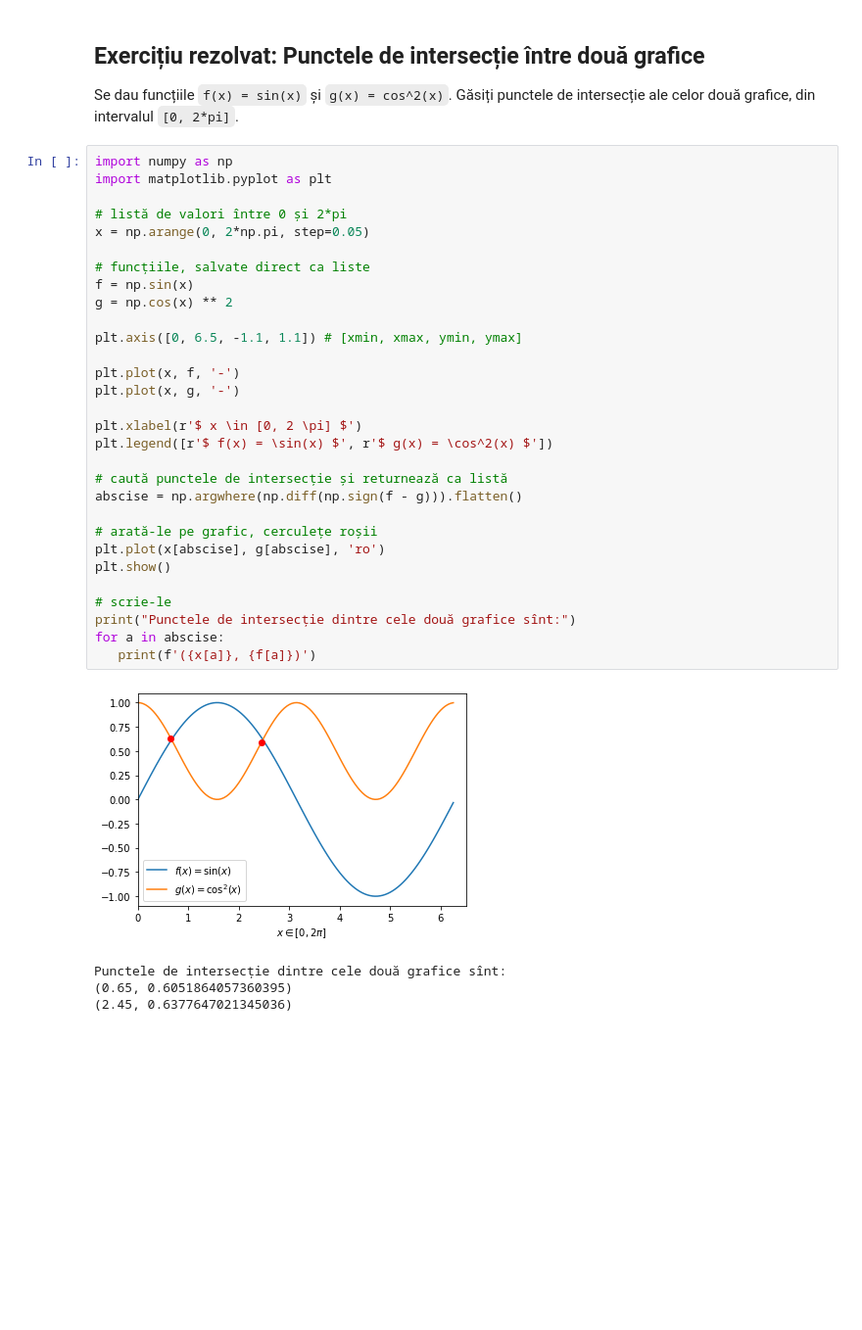
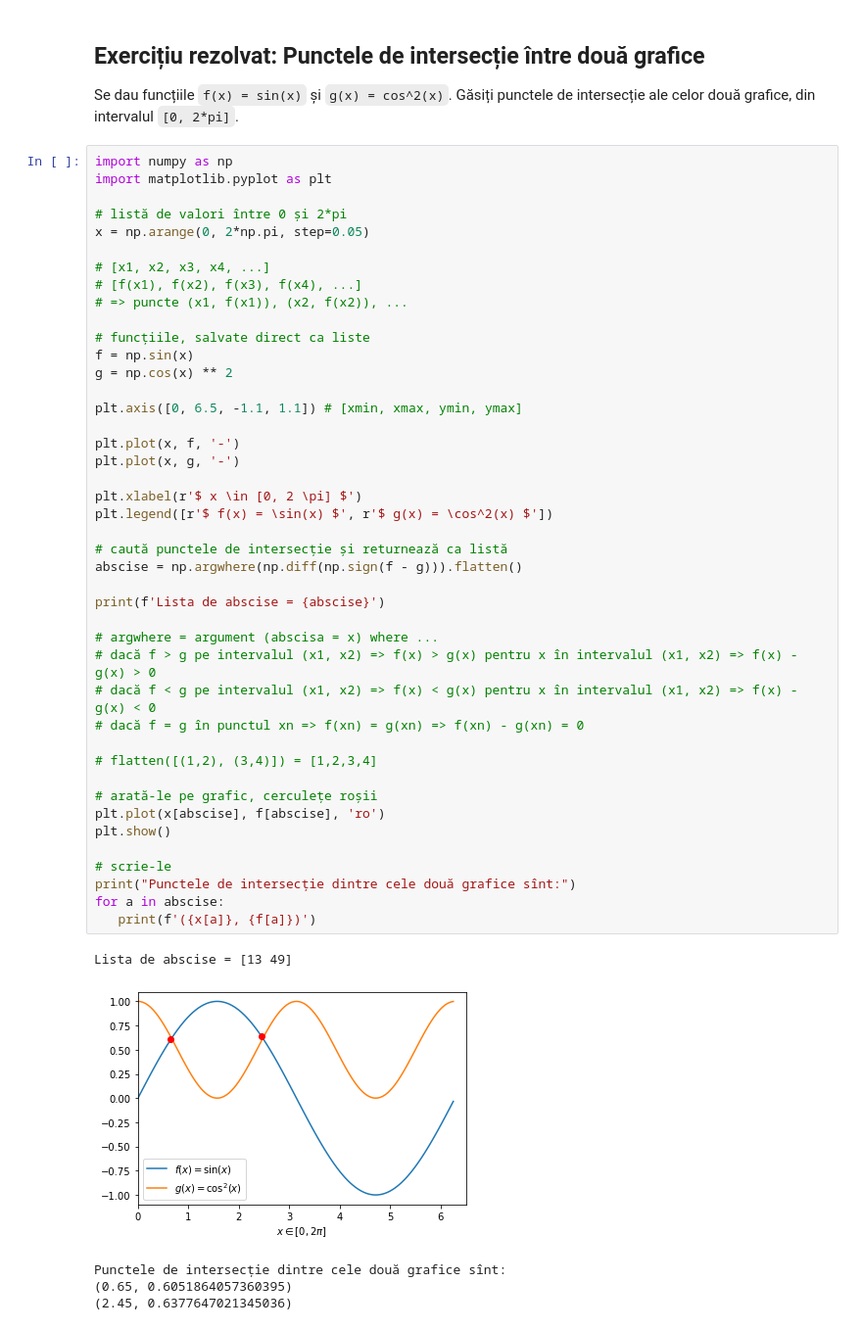
Before and after one commit to adimanea/fsa-softmat, a Jupyter notebook: python/5-2d.ipynb, the cells around one changed output. Shown at 98% size. Cells and saved outputs as stored; diff of their text form; blank space fills up the shorter version.

```diff
--- a/python/5-2d.ipynb
+++ b/python/5-2d.ipynb
@@ -97,35 +97,49 @@ Se dau funcțiile `f(x) = sin(x)` și `g(x) = cos^2(x)`. Găsiți punctele de in
 # %%
 import numpy as np
 import matplotlib.pyplot as plt
 
 # listă de valori între 0 și 2*pi
 x = np.arange(0, 2*np.pi, step=0.05)
+
+# [x1, x2, x3, x4, ...]
+# [f(x1), f(x2), f(x3), f(x4), ...]
+# => puncte (x1, f(x1)), (x2, f(x2)), ...
 
 # funcțiile, salvate direct ca liste
 f = np.sin(x)
 g = np.cos(x) ** 2
 
 plt.axis([0, 6.5, -1.1, 1.1]) # [xmin, xmax, ymin, ymax]
 
 plt.plot(x, f, '-')
 plt.plot(x, g, '-')
 
 plt.xlabel(r'$ x \in [0, 2 \pi] $')
 plt.legend([r'$ f(x) = \sin(x) $', r'$ g(x) = \cos^2(x) $'])
 
 # caută punctele de intersecție și returnează ca listă
 abscise = np.argwhere(np.diff(np.sign(f - g))).flatten()
 
+print(f'Lista de abscise = {abscise}')
+
+# argwhere = argument (abscisa = x) where ...
+# dacă f > g pe intervalul (x1, x2) => f(x) > g(x) pentru x în intervalul (x1, x2) => f(x) - g(x) > 0
+# dacă f < g pe intervalul (x1, x2) => f(x) < g(x) pentru x în intervalul (x1, x2) => f(x) - g(x) < 0
+# dacă f = g în punctul xn => f(xn) = g(xn) => f(xn) - g(xn) = 0
+
+# flatten([(1,2), (3,4)]) = [1,2,3,4]
+
 # arată-le pe grafic, cerculețe roșii
-plt.plot(x[abscise], g[abscise], 'ro')
+plt.plot(x[abscise], f[abscise], 'ro')
 plt.show()
 
 # scrie-le
 print("Punctele de intersecție dintre cele două grafice sînt:")
 for a in abscise:
    print(f'({x[a]}, {f[a]})')
 # %% [output]
+Lista de abscise = [13 49]
-[figure, old version]
+[figure, new version]
-Punctele de intersecție dintre cele două grafice sînt:
-(0.65, 0.6051864057360395)
-(2.45, 0.6377647021345036)
+Punctele de intersecție dintre cele două grafice sînt:
+(0.65, 0.6051864057360395)
+(2.45, 0.6377647021345036)
```
Also changed, not shown: parts of 1 cell of this notebook.
